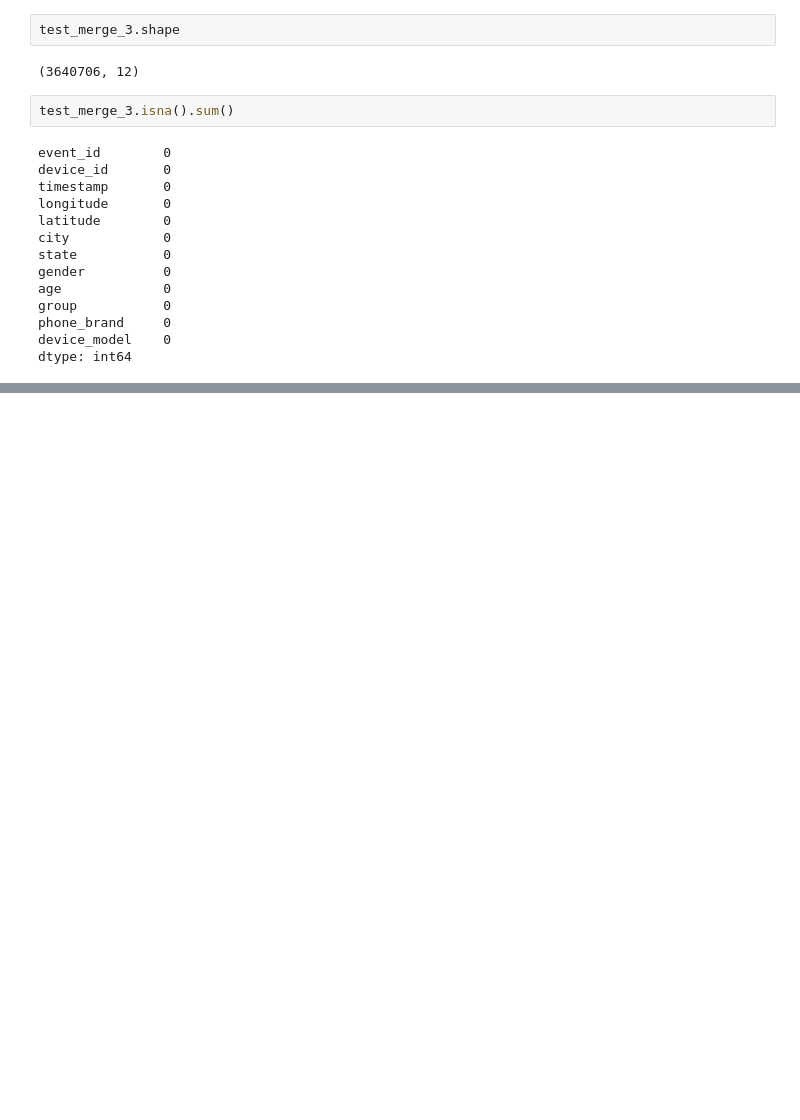
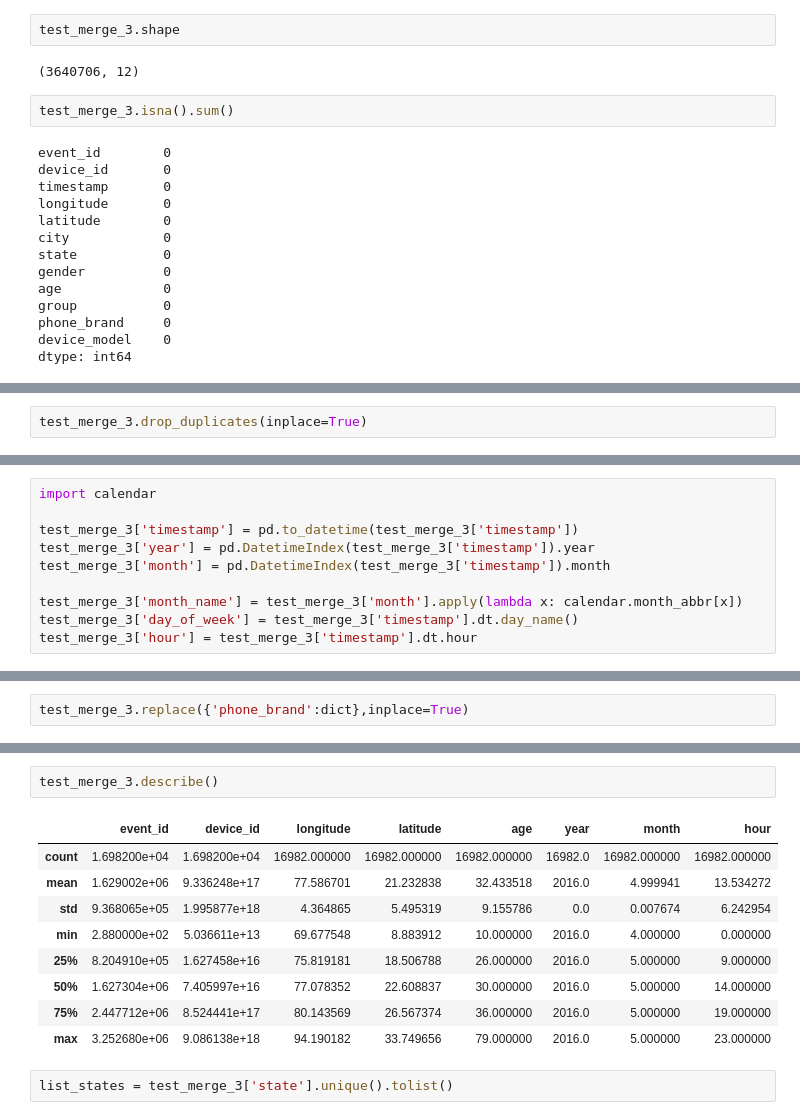
Before and after one commit to ShubhamCJagtap/Capstone_Project_1_EDA, a Jupyter notebook: Capstone_project_1_Mobile_Events_EDA_colab_notebook.ipynb, the cells around one changed output, grey strips where cells are left out. Saved outputs shown, nothing was run; the diff lists cells and outputs as text; blank space fills up the shorter version.

```diff
--- a/Capstone_project_1_Mobile_Events_EDA_colab_notebook.ipynb
+++ b/Capstone_project_1_Mobile_Events_EDA_colab_notebook.ipynb
@@ -1016,0 +1109,2 @@ dtype: int64
+# %%
+test_merge_3.drop_duplicates(inplace=True)
@@ -1016,0 +1149,10 @@ dtype: int64
+# %%
+import calendar
+
+test_merge_3['timestamp'] = pd.to_datetime(test_merge_3['timestamp'])
+test_merge_3['year'] = pd.DatetimeIndex(test_merge_3['timestamp']).year
+test_merge_3['month'] = pd.DatetimeIndex(test_merge_3['timestamp']).month
+
+test_merge_3['month_name'] = test_merge_3['month'].apply(lambda x: calendar.month_abbr[x])
+test_merge_3['day_of_week'] = test_merge_3['timestamp'].dt.day_name()
+test_merge_3['hour'] = test_merge_3['timestamp'].dt.hour
@@ -1016,0 +1170,2 @@ dtype: int64
+# %%
+test_merge_3.replace({'phone_brand':dict},inplace=True)
@@ -1016,0 +1265,14 @@ dtype: int64
+# %%
+test_merge_3.describe()
+# %% [output]
+|  | event_id | device_id | longitude | latitude | age | year | month | hour |
+| count | 1.698200e+04 | 1.698200e+04 | 16982.000000 | 16982.000000 | 16982.000000 | 16982.0 | 16982.000000 | 16982.000000 |
+| mean | 1.629002e+06 | 9.336248e+17 | 77.586701 | 21.232838 | 32.433518 | 2016.0 | 4.999941 | 13.534272 |
+| std | 9.368065e+05 | 1.995877e+18 | 4.364865 | 5.495319 | 9.155786 | 0.0 | 0.007674 | 6.242954 |
+| min | 2.880000e+02 | 5.036611e+13 | 69.677548 | 8.883912 | 10.000000 | 2016.0 | 4.000000 | 0.000000 |
+| 25% | 8.204910e+05 | 1.627458e+16 | 75.819181 | 18.506788 | 26.000000 | 2016.0 | 5.000000 | 9.000000 |
+| 50% | 1.627304e+06 | 7.405997e+16 | 77.078352 | 22.608837 | 30.000000 | 2016.0 | 5.000000 | 14.000000 |
+| 75% | 2.447712e+06 | 8.524441e+17 | 80.143569 | 26.567374 | 36.000000 | 2016.0 | 5.000000 | 19.000000 |
+| max | 3.252680e+06 | 9.086138e+18 | 94.190182 | 33.749656 | 79.000000 | 2016.0 | 5.000000 | 23.000000 |
+# %%
+list_states = test_merge_3['state'].unique().tolist()
```
Also changed, not shown: parts of 25 cells of this notebook.
